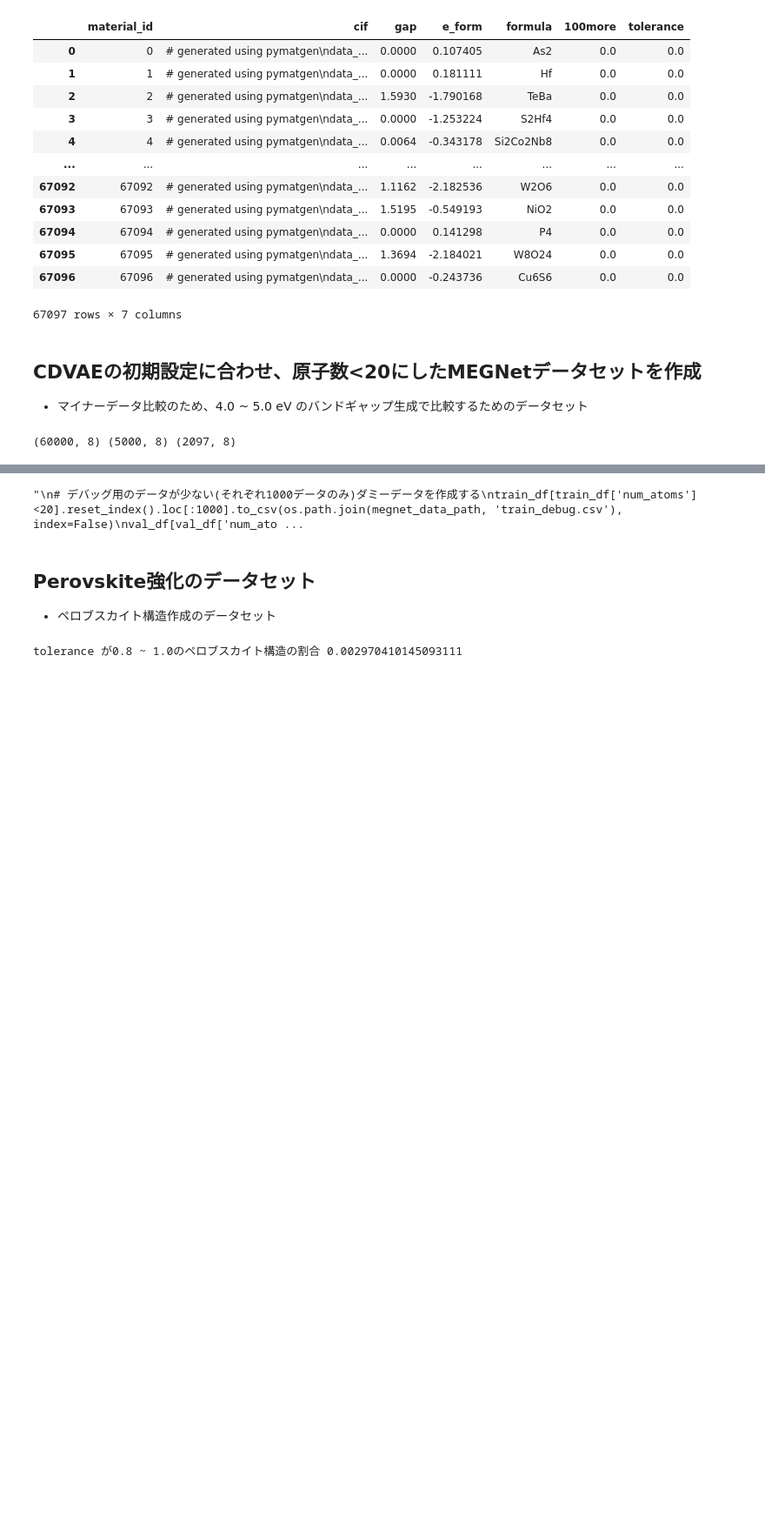
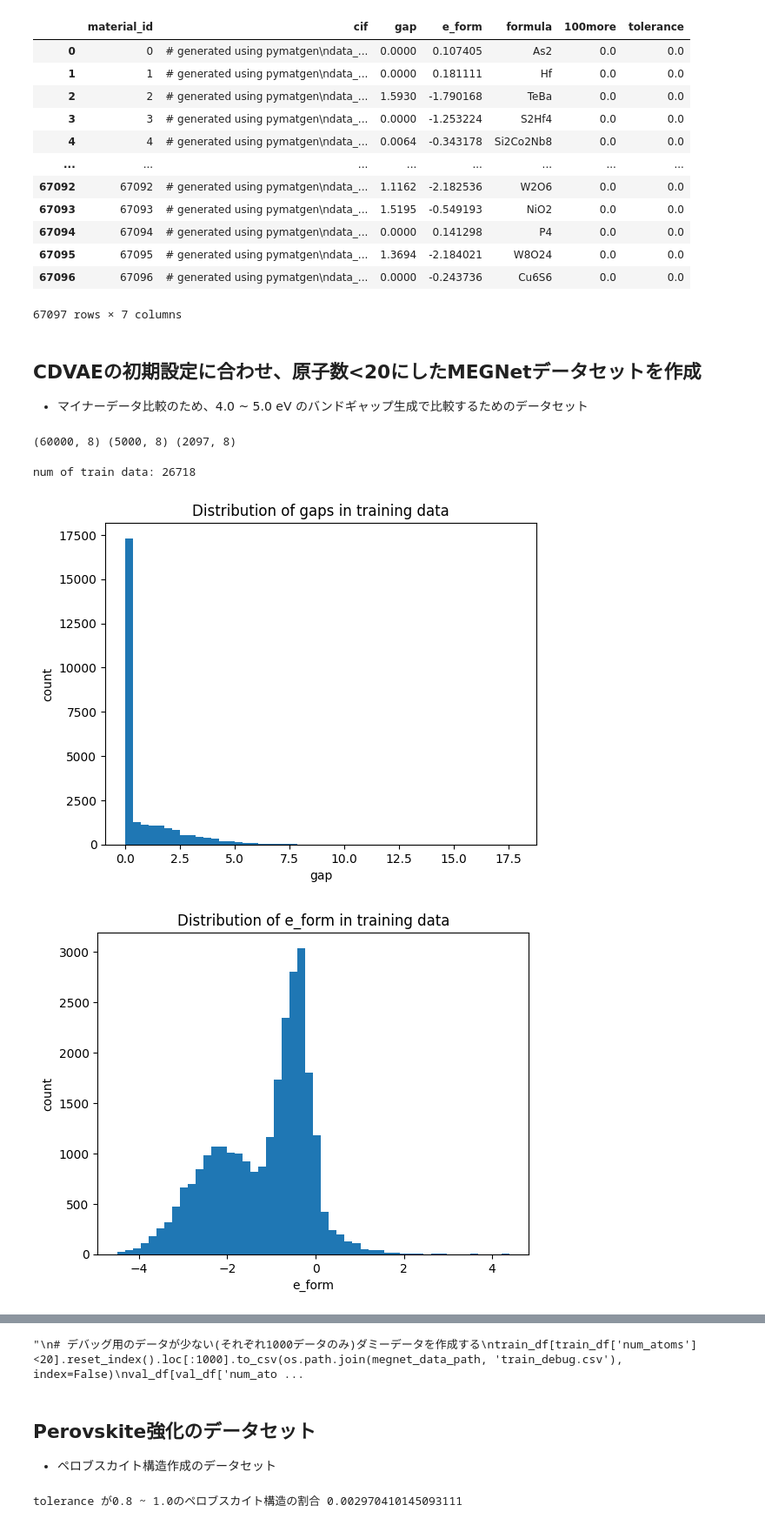
Before and after one commit to AkiraTOSEI/cdvae_comparison, a Jupyter notebook: notebooks/dataset_criation.ipynb, the cells around one changed output, grey strips where cells are left out. Shown at 87% size. Saved outputs shown, nothing was run; the diff lists cells and outputs as text; code cells hidden in the pictures; blank space fills up the shorter version.

```diff
--- a/notebooks/dataset_criation.ipynb
+++ b/notebooks/dataset_criation.ipynb
@@ -404,3 +404,38 @@ print(train_df.shape, val_df.shape, test_df.shape)
 train_df[train_df['num_atoms']<20].to_csv(os.path.join(megnet_data_path, 'train_shin.csv'), index=False)
 val_df[val_df['num_atoms']<20].to_csv(os.path.join(megnet_data_path, 'val_shin.csv'), index=False)
 test_df[test_df['num_atoms']<20].to_csv(os.path.join(megnet_data_path, 'test_shin.csv'), index=False)
+# %%
+# 学習データの分布を確認
+hist_df = pd.read_csv(os.path.join(megnet_data_path, 'train.csv'))
+print(f'num of train data: {hist_df.shape[0]}')
+plt.hist(hist_df['gap'], bins=50)
+plt.xlabel('gap')
+plt.ylabel('count')
+plt.title('Distribution of gaps in training data')
+plt.show()
+# 学習データの分布を確認
+plt.hist(hist_df['e_form'], bins=50)
+plt.xlabel('e_form')
+plt.ylabel('count')
+plt.title('Distribution of e_form in training data')
+plt.show()
+# valデータの分布を確認
+plt.hist(hist_df['tolerance'], bins=50)
+plt.xlabel('tolerance')
+plt.ylabel('count')
+plt.title('Distribution of tolerance in val data')
+plt.show()
+plt.hist(hist_df['num_atoms'], bins=50)
+plt.xlabel('num_atoms')
+plt.ylabel('count')
+plt.title('Distribution of num_atoms in val data')
+plt.show()
+plt.hist(hist_df['100more'], bins=50)
+plt.xlabel('100more')
+plt.ylabel('count')
+plt.title('Distribution of 100more in val data')
+plt.show()
+# %% [output]
+num of train data: 26718
+[figure, added]
+[figure, added]
```
Also changed, not shown: parts of 4 cells of this notebook, 1 other file.
